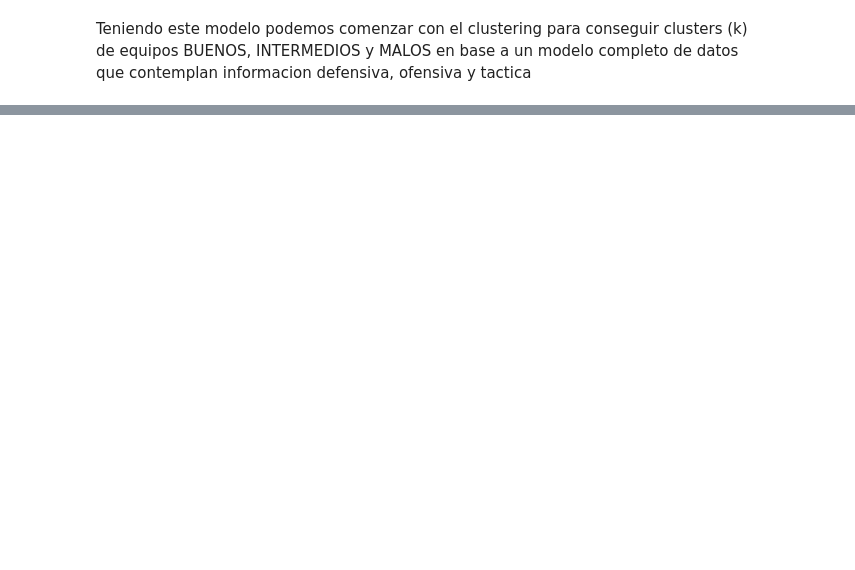
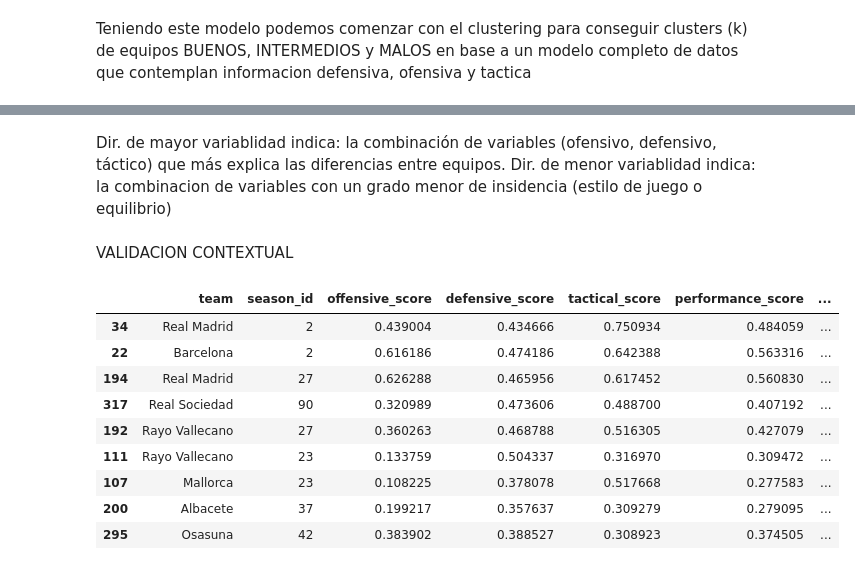
Before and after one commit to VainstubTomas/Aprendizaje_Automatico_Grandes_Datos, a Jupyter notebook: main.ipynb, the cells around one changed output, grey strips where cells are left out. Cells and saved outputs as stored; diff of their text form; code cells hidden in the pictures; blank space fills up the shorter version.

```diff
--- a/main.ipynb
+++ b/main.ipynb
@@ -908,0 +1104,34 @@ Name: count, dtype: int64
+# %% [markdown]
+Dir. de mayor variablidad indica: la combinación de variables (ofensivo, defensivo, táctico) que más explica las diferencias entre equipos.
+Dir. de menor variablidad indica: la combinacion de variables con un grado menor de insidencia (estilo de juego o equilibrio)
+# %% [markdown]
+VALIDACION CONTEXTUAL
+# %%
+# Seleccionamos muestras balanceadas de cada grupo
+sample_buenos = df_model[df_model['performance_label'] == 'BUENOS'].sample(3, random_state=1)
+sample_intermedios = df_model[df_model['performance_label'] == 'INTERMEDIOS'].sample(3, random_state=1)
+sample_malos = df_model[df_model['performance_label'] == 'MALOS'].sample(3, random_state=1)
+
+# Unimos todo en una sola tabla
+df_context = pd.concat([sample_buenos, sample_intermedios, sample_malos])
+
+# Columnas clave para revisar
+cols_show = [
+    'team', 'season_id',
+    'offensive_score', 'defensive_score', 'tactical_score', 'performance_score',
+    'performance_label'
+]
+
+# Mostramos tabla ordenada por tipo
+display(df_context[cols_show].sort_values('performance_label'))
+# %% [output]
+|  | team | season_id | offensive_score | defensive_score | tactical_score | performance_score | ... |
+| 34 | Real Madrid | 2 | 0.439004 | 0.434666 | 0.750934 | 0.484059 | ... |
+| 22 | Barcelona | 2 | 0.616186 | 0.474186 | 0.642388 | 0.563316 | ... |
+| 194 | Real Madrid | 27 | 0.626288 | 0.465956 | 0.617452 | 0.560830 | ... |
+| 317 | Real Sociedad | 90 | 0.320989 | 0.473606 | 0.488700 | 0.407192 | ... |
+| 192 | Rayo Vallecano | 27 | 0.360263 | 0.468788 | 0.516305 | 0.427079 | ... |
+| 111 | Rayo Vallecano | 23 | 0.133759 | 0.504337 | 0.316970 | 0.309472 | ... |
+| 107 | Mallorca | 23 | 0.108225 | 0.378078 | 0.517668 | 0.277583 | ... |
+| 200 | Albacete | 37 | 0.199217 | 0.357637 | 0.309279 | 0.279095 | ... |
+| 295 | Osasuna | 42 | 0.383902 | 0.388527 | 0.308923 | 0.374505 | ... |
```
Also changed, not shown: parts of 20 cells of this notebook.
